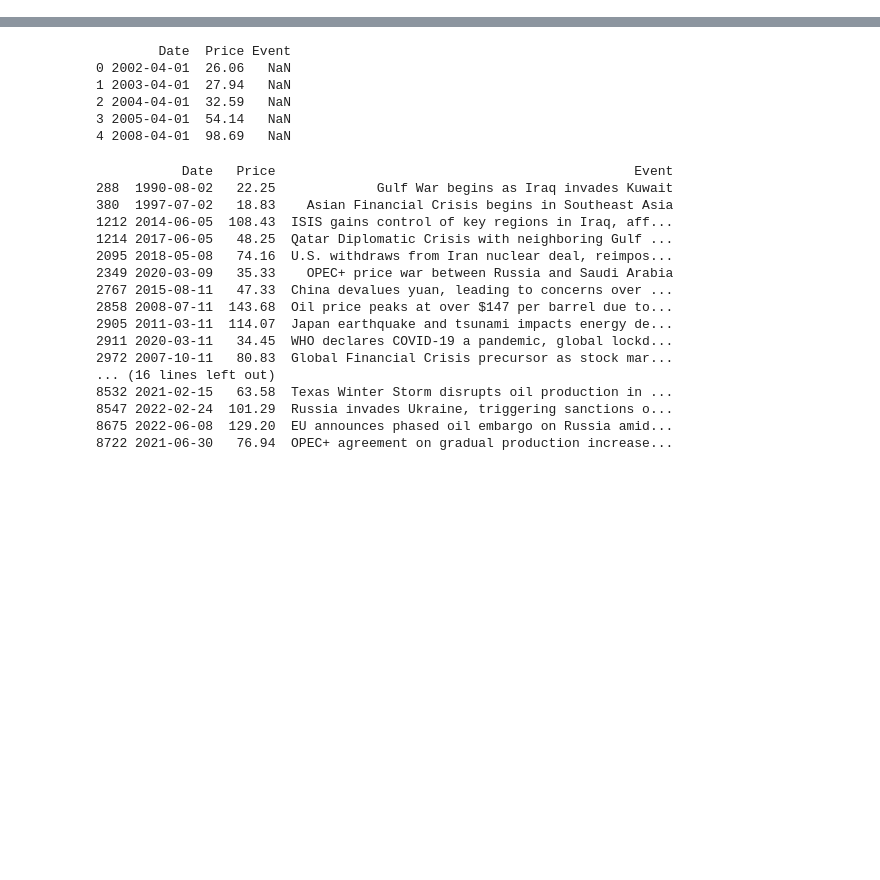
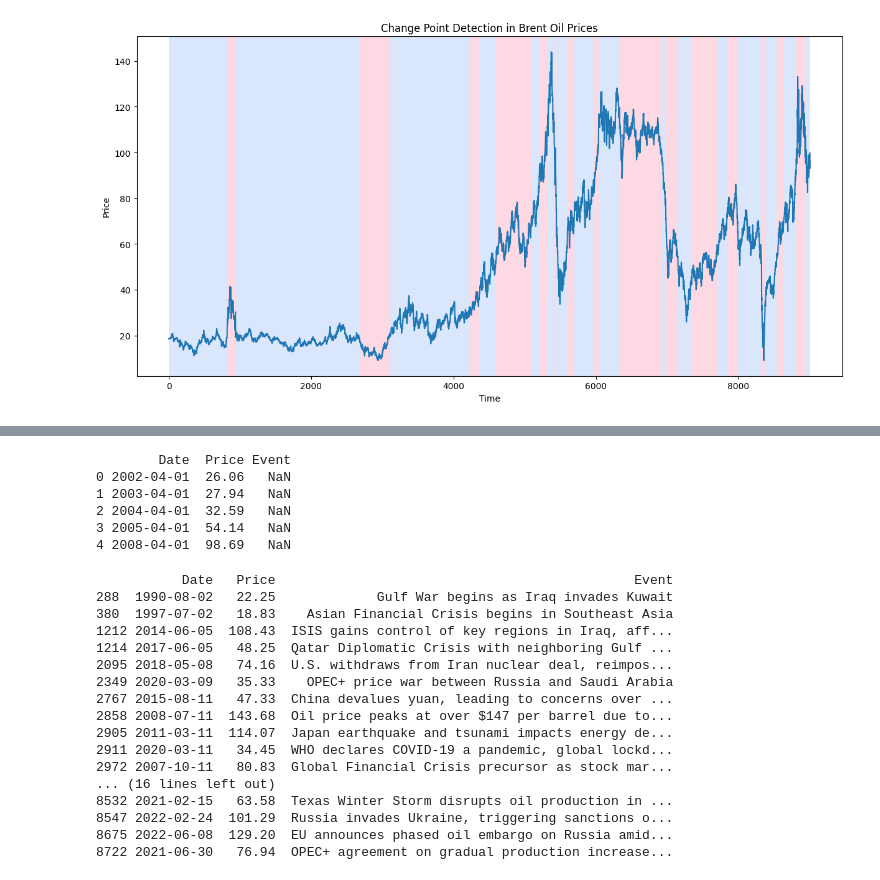
Before and after one commit to tesfayefekadu/TimeSeries-Change_Point_Detection, a Jupyter notebook: notebooks/data_analysis.ipynb, the cells around one changed output, grey strips where cells are left out. Drawn from its saved outputs; the diff is of its cells as text; code cells hidden in the pictures; blank space fills up the shorter version.

```diff
--- a/notebooks/data_analysis.ipynb
+++ b/notebooks/data_analysis.ipynb
@@ -82,0 +51,4 @@ Name: Price, dtype: float64
+# %%
+change_points = change_point_detection(data1)
+# %% [output]
+[figure, added]
```
Also changed, not shown: parts of 23 cells of this notebook, 1 other file.
